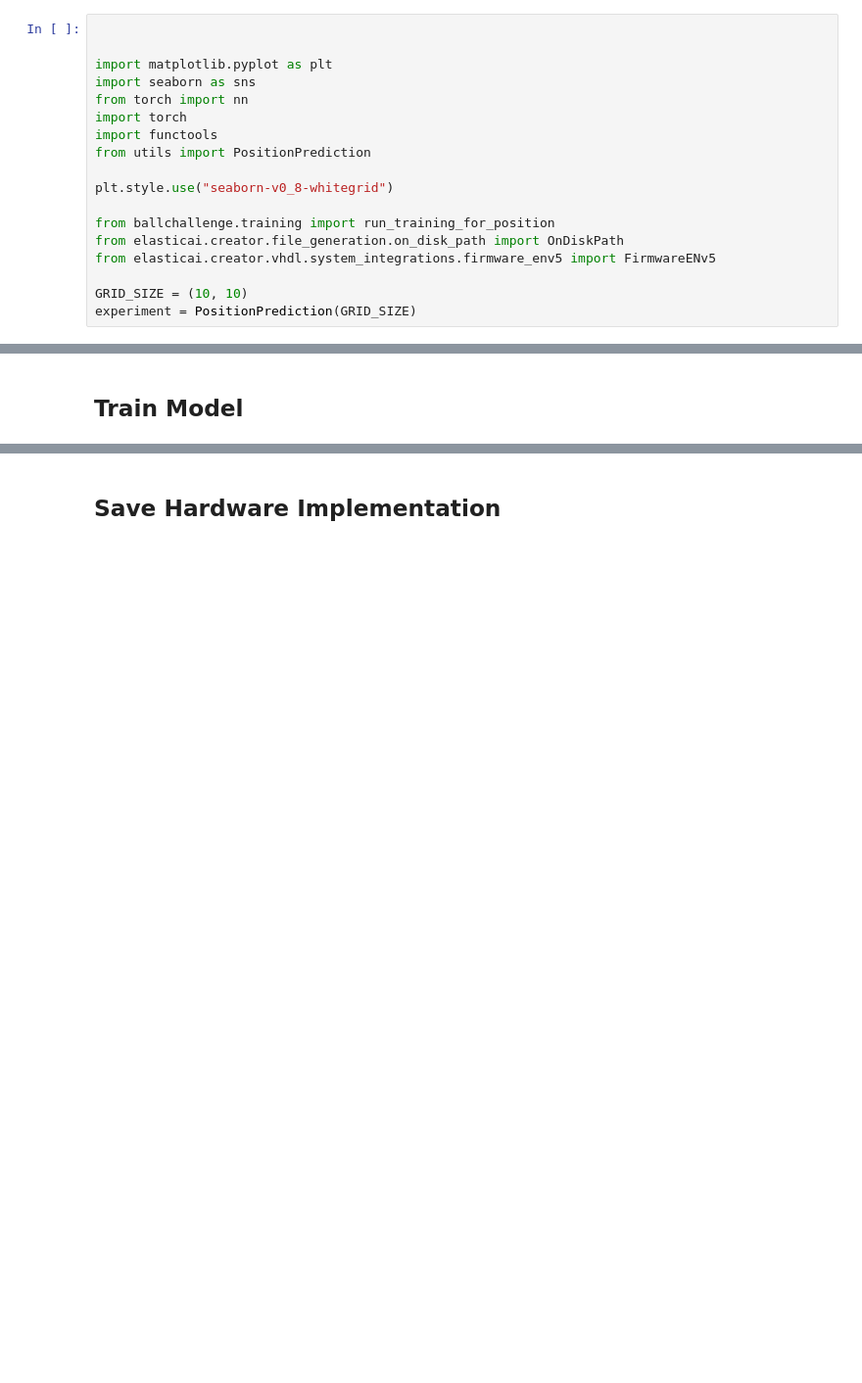
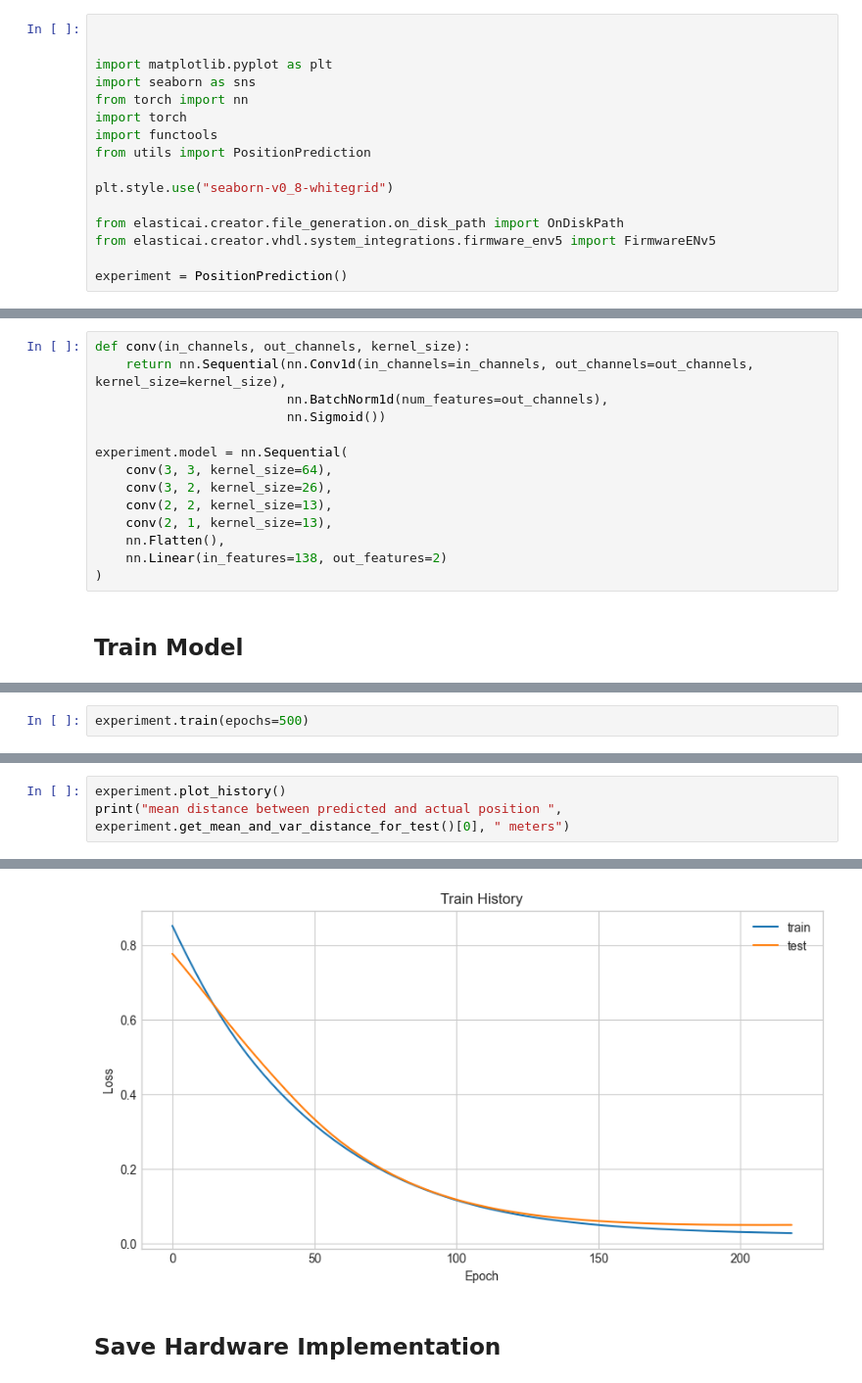
Before and after one commit to es-ude/BallChallenge, a Jupyter notebook: ml_resources/ball_challenge.ipynb, the cells around one changed output, grey strips where cells are left out. Shown at 98% size. Drawn from its saved outputs; the diff is of its cells as text; blank space fills up the shorter version.

```diff
--- a/ml_resources/ball_challenge.ipynb
+++ b/ml_resources/ball_challenge.ipynb
@@ -12,12 +12,10 @@ from utils import PositionPrediction
 
 plt.style.use("seaborn-v0_8-whitegrid")
 
-from ballchallenge.training import run_training_for_position
 from elasticai.creator.file_generation.on_disk_path import OnDiskPath
 from elasticai.creator.vhdl.system_integrations.firmware_env5 import FirmwareENv5
 
-GRID_SIZE = (10, 10)
-experiment = PositionPrediction(GRID_SIZE)
+experiment = PositionPrediction()
 # %% [markdown]
 ## Load Training and Test Data
 # %%
@@ -176,2 +35,16 @@ best mean  0.4440311874662127
+# %%
+def conv(in_channels, out_channels, kernel_size):
+    return nn.Sequential(nn.Conv1d(in_channels=in_channels, out_channels=out_channels, kernel_size=kernel_size),
+                         nn.BatchNorm1d(num_features=out_channels),
+                         nn.Sigmoid())
+
+experiment.model = nn.Sequential(
+    conv(3, 3, kernel_size=64),
+    conv(3, 2, kernel_size=26),
+    conv(2, 2, kernel_size=13),
+    conv(2, 1, kernel_size=13),
+    nn.Flatten(),
+    nn.Linear(in_features=138, out_features=2)
+)
 # %% [markdown]
 ## Train Model
@@ -179,0 +51,2 @@ best mean  0.4440311874662127
+# %%
+experiment.train(epochs=500)
@@ -183,0 +73,4 @@ best mean  0.4440311874662127
+# %%
+experiment.plot_history()
+print("mean distance between predicted and actual position ", experiment.get_mean_and_var_distance_for_test()[0], " meters")
+# %% [output]
@@ -184,3 +78,4 @@ best mean  0.4440311874662127
+[figure, added]
 # %% [markdown]
 ## Save Hardware Implementation
 # %%
```
Also changed, not shown: parts of 9 cells of this notebook, 2 other files.
